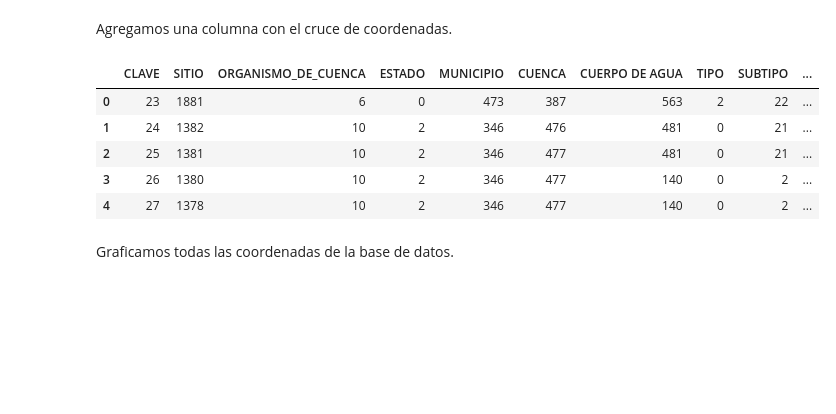
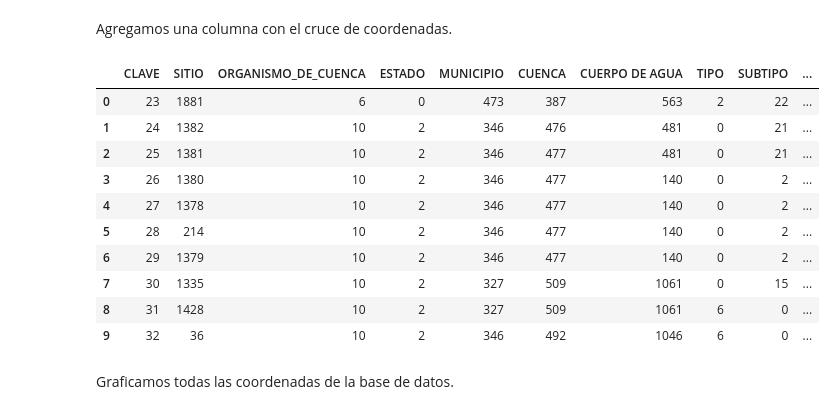
Before and after one commit to PosgradoMNA/actividades-del-projecto-equipo-103-mna, a Jupyter notebook: Limpieza,_análisis,_visualización_y_Kmeans.ipynb, the cells around one changed output. Drawn from its saved outputs; the diff is of its cells as text; code cells hidden in the pictures; blank space fills up the shorter version.

```diff
--- a/Limpieza,_análisis,_visualización_y_Kmeans.ipynb
+++ b/Limpieza,_análisis,_visualización_y_Kmeans.ipynb
@@ -378,14 +382,19 @@ dfAguas["Coordinates"] = list(zip(dfAguas.LONGITUD, dfAguas.LATITUD))
 dfAguas["Coordinates"] = dfAguas["Coordinates"].apply(Point)
 # %%
 gdfAguas = gpd.GeoDataFrame(dfAguas, geometry="Coordinates")
-gdfAguas.head()
+gdfAguas.head(10)
 # %% [output]
 |  | CLAVE | SITIO | ORGANISMO_DE_CUENCA | ESTADO | MUNICIPIO | CUENCA | CUERPO DE AGUA | TIPO | SUBTIPO | ... |
 | 0 | 23 | 1881 | 6 | 0 | 473 | 387 | 563 | 2 | 22 | ... |
 | 1 | 24 | 1382 | 10 | 2 | 346 | 476 | 481 | 0 | 21 | ... |
 | 2 | 25 | 1381 | 10 | 2 | 346 | 477 | 481 | 0 | 21 | ... |
 | 3 | 26 | 1380 | 10 | 2 | 346 | 477 | 140 | 0 | 2 | ... |
 | 4 | 27 | 1378 | 10 | 2 | 346 | 477 | 140 | 0 | 2 | ... |
+| 5 | 28 | 214 | 10 | 2 | 346 | 477 | 140 | 0 | 2 | ... |
+| 6 | 29 | 1379 | 10 | 2 | 346 | 477 | 140 | 0 | 2 | ... |
+| 7 | 30 | 1335 | 10 | 2 | 327 | 509 | 1061 | 0 | 15 | ... |
+| 8 | 31 | 1428 | 10 | 2 | 327 | 509 | 1061 | 6 | 0 | ... |
+| 9 | 32 | 36 | 10 | 2 | 346 | 492 | 1046 | 6 | 0 | ... |
 # %% [markdown]
 Graficamos todas las coordenadas de la base de datos.
 # %%
```
Also changed, not shown: parts of 6 cells of this notebook.
